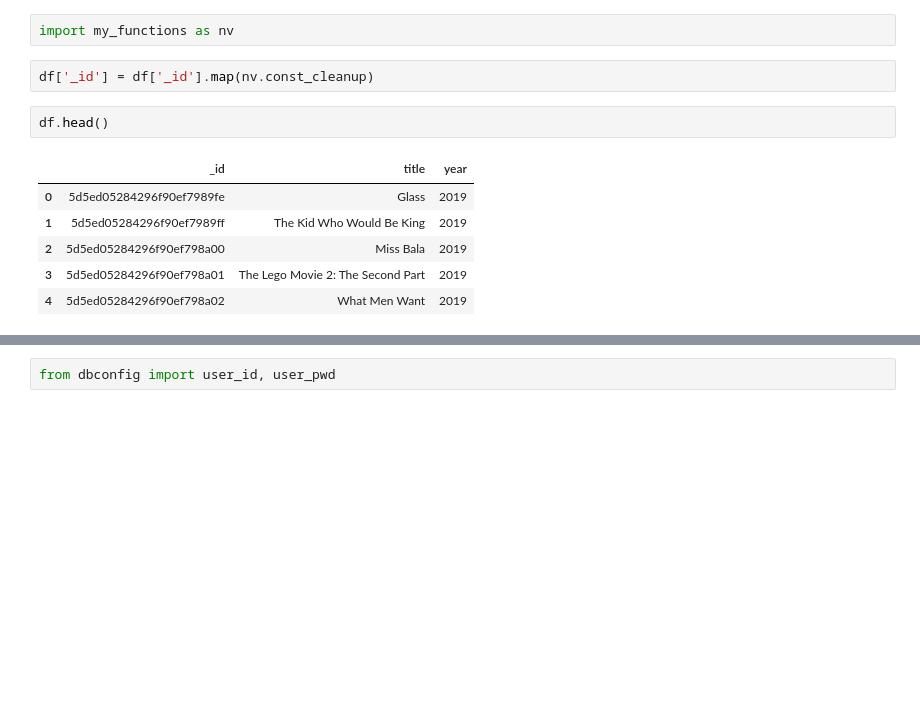
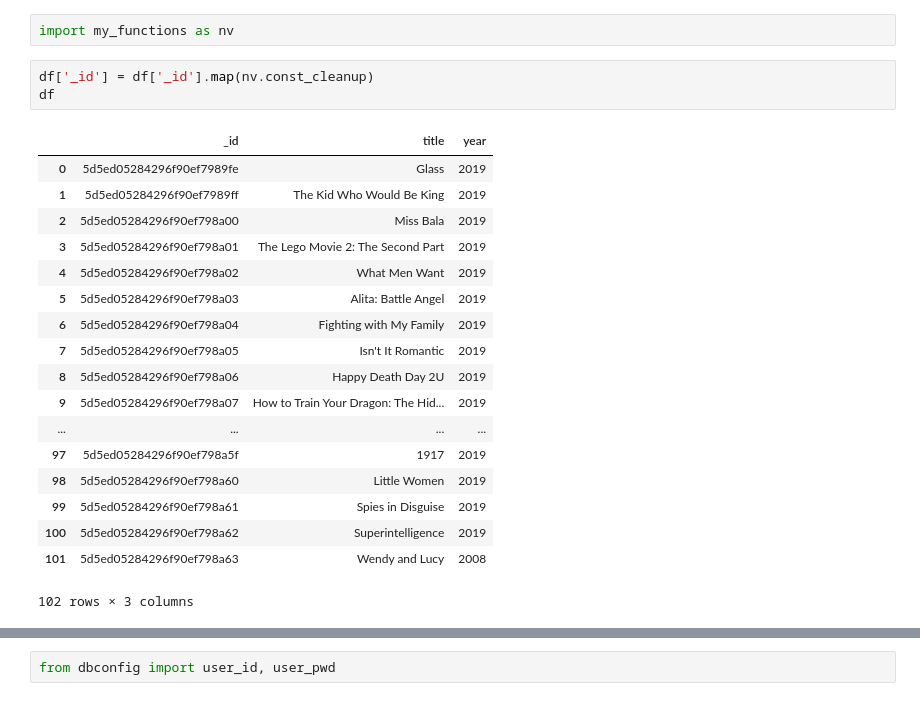
Before and after one commit to nvnehemias/Movies-Database-ETL, a Jupyter notebook: Code/DataFrames.ipynb, the cells around one changed output, grey strips where cells are left out. Saved outputs shown, nothing was run; the diff lists cells and outputs as text; blank space fills up the shorter version.

```diff
--- a/Code/DataFrames.ipynb
+++ b/Code/DataFrames.ipynb
@@ -18,12 +18,23 @@ df.head()
 import my_functions as nv
 # %%
 df['_id'] = df['_id'].map(nv.const_cleanup)
+df
+# %% [output]
+|  | _id | title | year |
+| 0 | 5d5ed05284296f90ef7989fe | Glass | 2019 |
+| 1 | 5d5ed05284296f90ef7989ff | The Kid Who Would Be King | 2019 |
+| 2 | 5d5ed05284296f90ef798a00 | Miss Bala | 2019 |
+| 3 | 5d5ed05284296f90ef798a01 | The Lego Movie 2: The Second Part | 2019 |
+| 4 | 5d5ed05284296f90ef798a02 | What Men Want | 2019 |
+| 5 | 5d5ed05284296f90ef798a03 | Alita: Battle Angel | 2019 |
+| 6 | 5d5ed05284296f90ef798a04 | Fighting with My Family | 2019 |
+| 7 | 5d5ed05284296f90ef798a05 | Isn't It Romantic | 2019 |
+| 8 | 5d5ed05284296f90ef798a06 | Happy Death Day 2U | 2019 |
+| 9 | 5d5ed05284296f90ef798a07 | How to Train Your Dragon: The Hid... | 2019 |
+| ... | ... | ... | ... |
+| 97 | 5d5ed05284296f90ef798a5f | 1917 | 2019 |
+| 98 | 5d5ed05284296f90ef798a60 | Little Women | 2019 |
+| 99 | 5d5ed05284296f90ef798a61 | Spies in Disguise | 2019 |
+| 100 | 5d5ed05284296f90ef798a62 | Superintelligence | 2019 |
+| 101 | 5d5ed05284296f90ef798a63 | Wendy and Lucy | 2008 |
+102 rows × 3 columns
-# %%
-df.head()
-# %% [output]
-|  | _id | title | year |
-| 0 | 5d5ed05284296f90ef7989fe | Glass | 2019 |
-| 1 | 5d5ed05284296f90ef7989ff | The Kid Who Would Be King | 2019 |
-| 2 | 5d5ed05284296f90ef798a00 | Miss Bala | 2019 |
-| 3 | 5d5ed05284296f90ef798a01 | The Lego Movie 2: The Second Part | 2019 |
-| 4 | 5d5ed05284296f90ef798a02 | What Men Want | 2019 |
```
Also changed, not shown: parts of 6 cells of this notebook, 4 other files.
